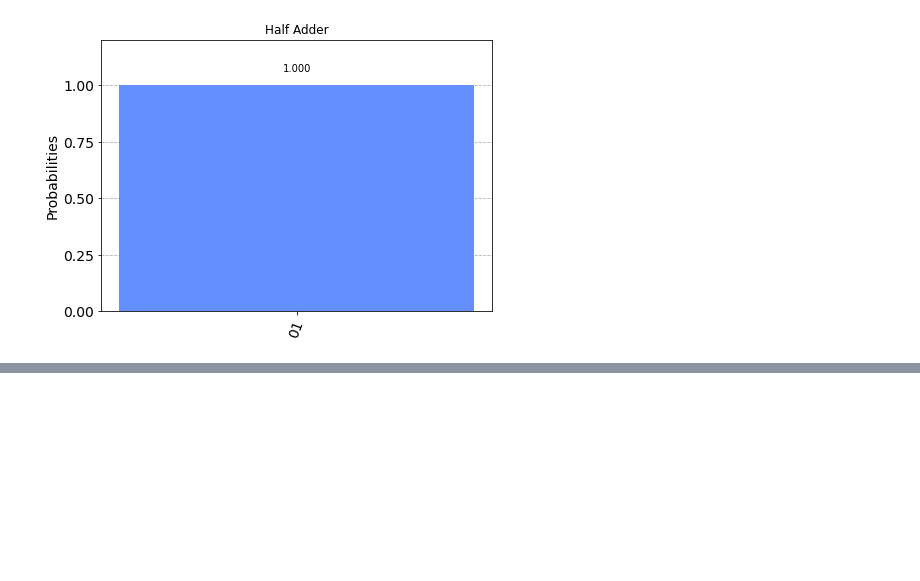
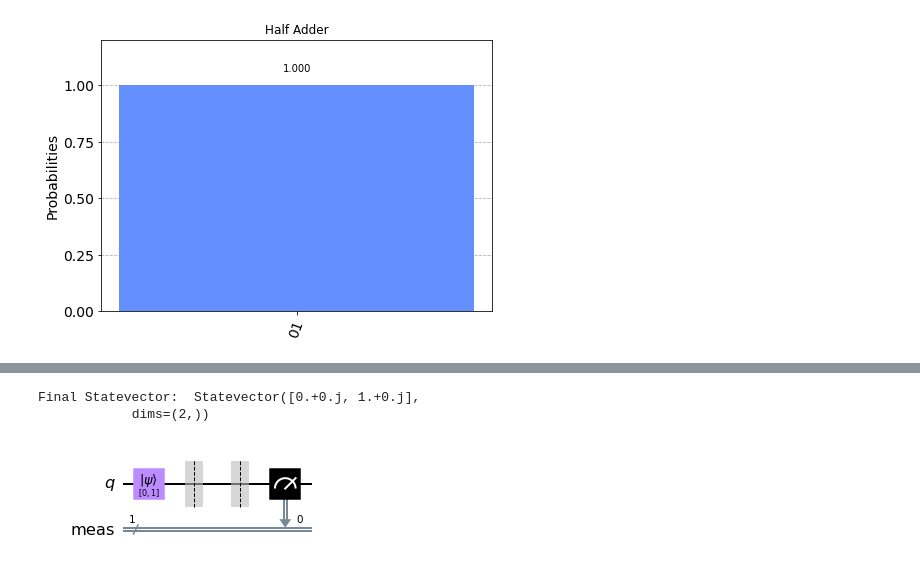
Before and after one commit to nurriol2/qc-course, a Jupyter notebook: notebooks/ch1.ipynb, the cells around one changed output, grey strips where cells are left out. Cells and saved outputs as stored; diff of their text form; code cells hidden in the pictures; blank space fills up the shorter version.

```diff
--- a/notebooks/ch1.ipynb
+++ b/notebooks/ch1.ipynb
@@ -283,0 +308,15 @@ plot_histogram(half_adder_counts, title="Half Adder")
+# %%
+sim = Aer.get_backend("aer_simulator")
+qobj = assemble(qc)
+result = sim.run(qobj).result()
+# Read the output state vector as a complex number
+out_state = result.get_statevector()
+print(f"Final Statevector:  {out_state}")
+# %% [output]
+Final Statevector:  Statevector([0.+0.j, 1.+0.j],
+            dims=(2,))
+# %%
+qc.measure_all()
+qc.draw(output="mpl")
+# %% [output]
+[figure, added]
```
Also changed, not shown: parts of 15 cells of this notebook.
